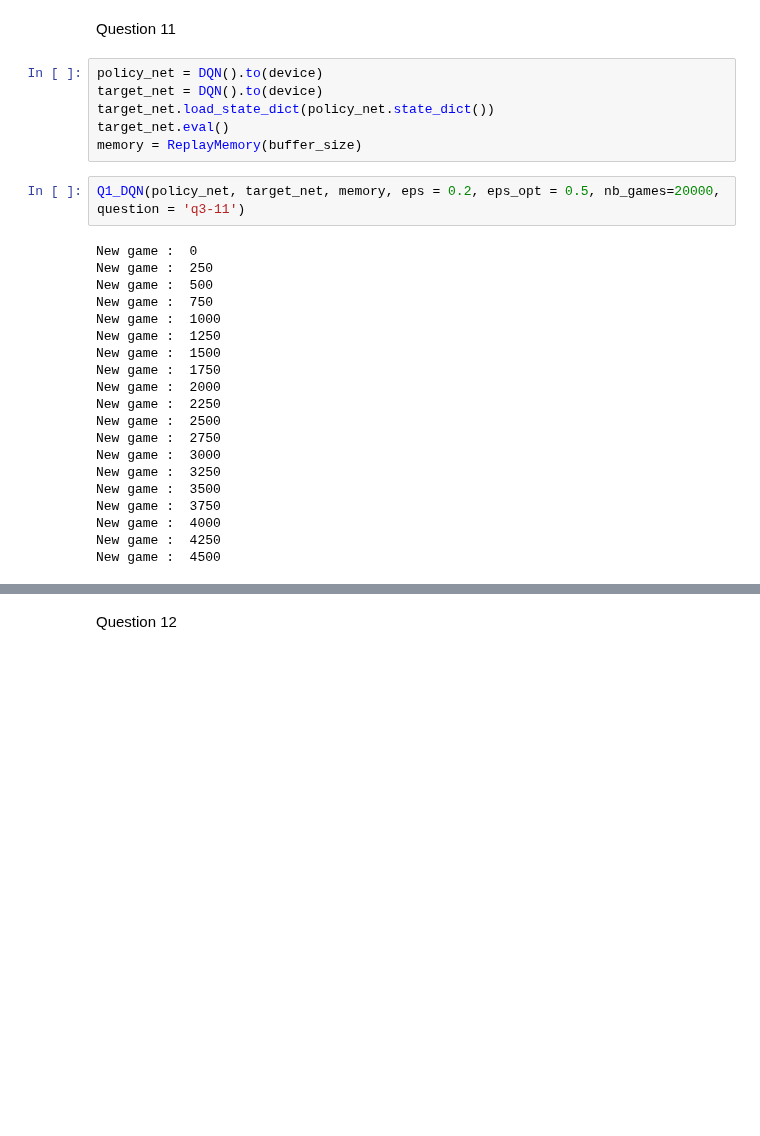
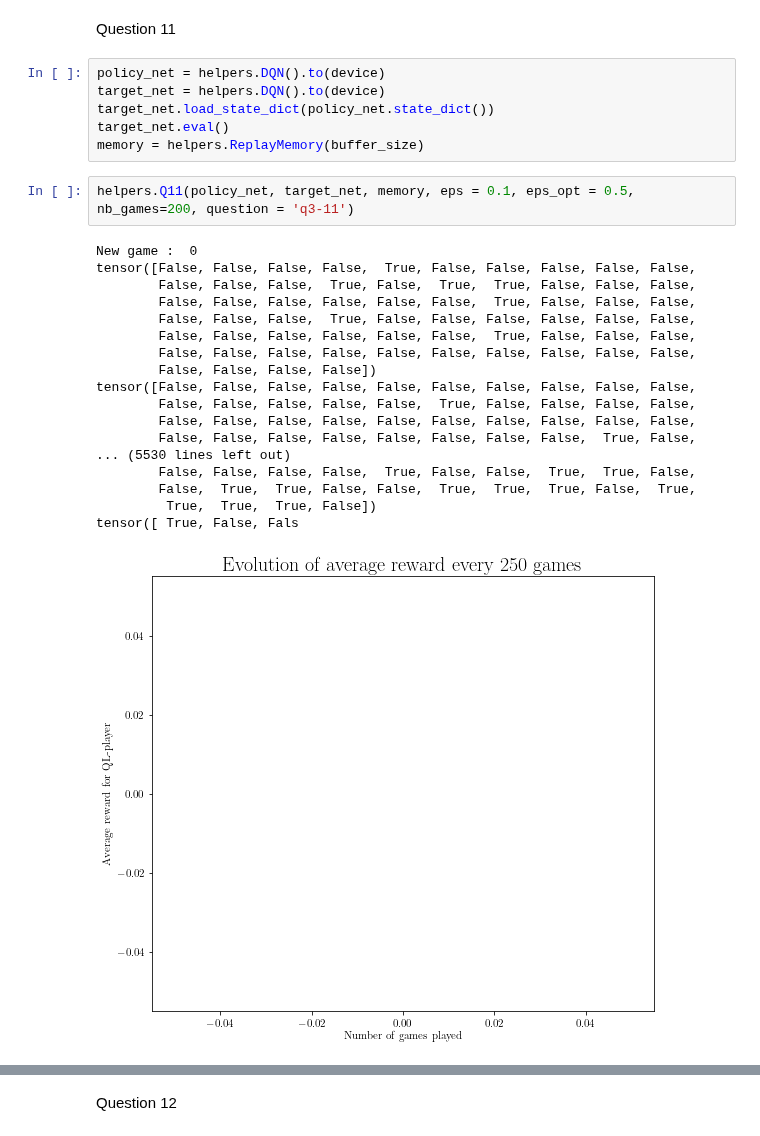
Before and after one commit to louisPoulain/ANN_NIM, a Jupyter notebook: DQN copy 2.ipynb, the cells around one changed output, grey strips where cells are left out. Saved outputs shown, nothing was run; the diff lists cells and outputs as text; blank space fills up the shorter version.

```diff
--- a/DQN copy 2.ipynb
+++ b/DQN copy 2.ipynb
@@ -324,30 +177,29 @@ def Q1_DQN(policy_net, target_net, memory, nb_games = 20000, eps = 0.2, eps_opt
 # %% [markdown]
 Question 11
 # %%
-policy_net = DQN().to(device)
-target_net = DQN().to(device)
+policy_net = helpers.DQN().to(device)
+target_net = helpers.DQN().to(device)
 target_net.load_state_dict(policy_net.state_dict())
 target_net.eval()
-memory = ReplayMemory(buffer_size)
+memory = helpers.ReplayMemory(buffer_size)
 # %%
-Q1_DQN(policy_net, target_net, memory, eps = 0.2, eps_opt = 0.5, nb_games=20000, question = 'q3-11')
+helpers.Q11(policy_net, target_net, memory, eps = 0.1, eps_opt = 0.5, nb_games=200, question = 'q3-11')
 # %% [output]
 New game :  0
-New game :  250
-New game :  500
-New game :  750
-New game :  1000
-New game :  1250
-New game :  1500
-New game :  1750
-New game :  2000
-New game :  2250
-New game :  2500
-New game :  2750
-New game :  3000
-New game :  3250
-New game :  3500
-New game :  3750
-New game :  4000
-New game :  4250
-New game :  4500
+tensor([False, False, False, False,  True, False, False, False, False, False,
+        False, False, False,  True, False,  True,  True, False, False, False,
+        False, False, False, False, False, False,  True, False, False, False,
+        False, False, False,  True, False, False, False, False, False, False,
+        False, False, False, False, False, False,  True, False, False, False,
+        False, False, False, False, False, False, False, False, False, False,
+        False, False, False, False])
+tensor([False, False, False, False, False, False, False, False, False, False,
+        False, False, False, False, False,  True, False, False, False, False,
+        False, False, False, False, False, False, False, False, False, False,
+        False, False, False, False, False, False, False, False,  True, False,
+... (5530 lines left out)
+        False, False, False, False,  True, False, False,  True,  True, False,
+        False,  True,  True, False, False,  True,  True,  True, False,  True,
+         True,  True,  True, False])
+tensor([ True, False, Fals
+[figure, added]
```
Also changed, not shown: parts of 3 cells of this notebook, 18 other files.
